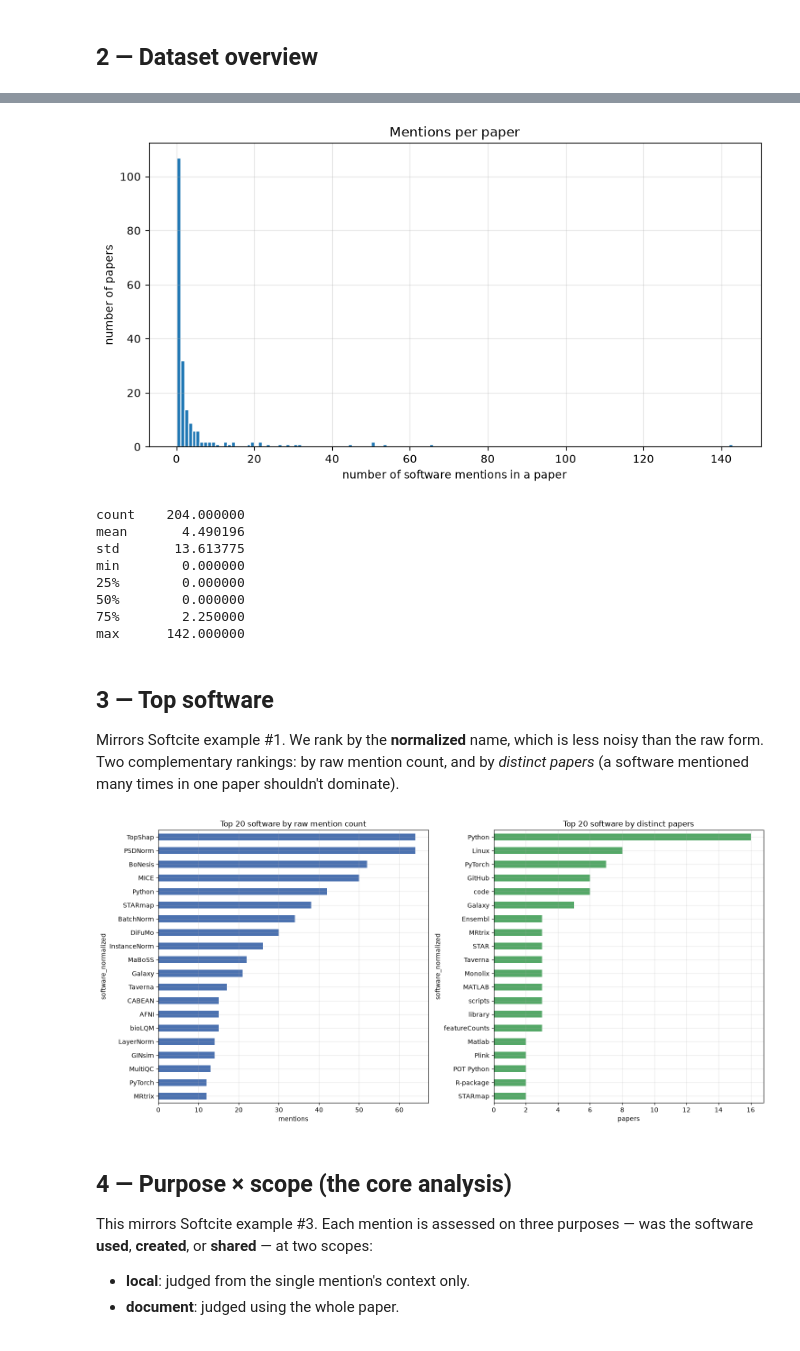
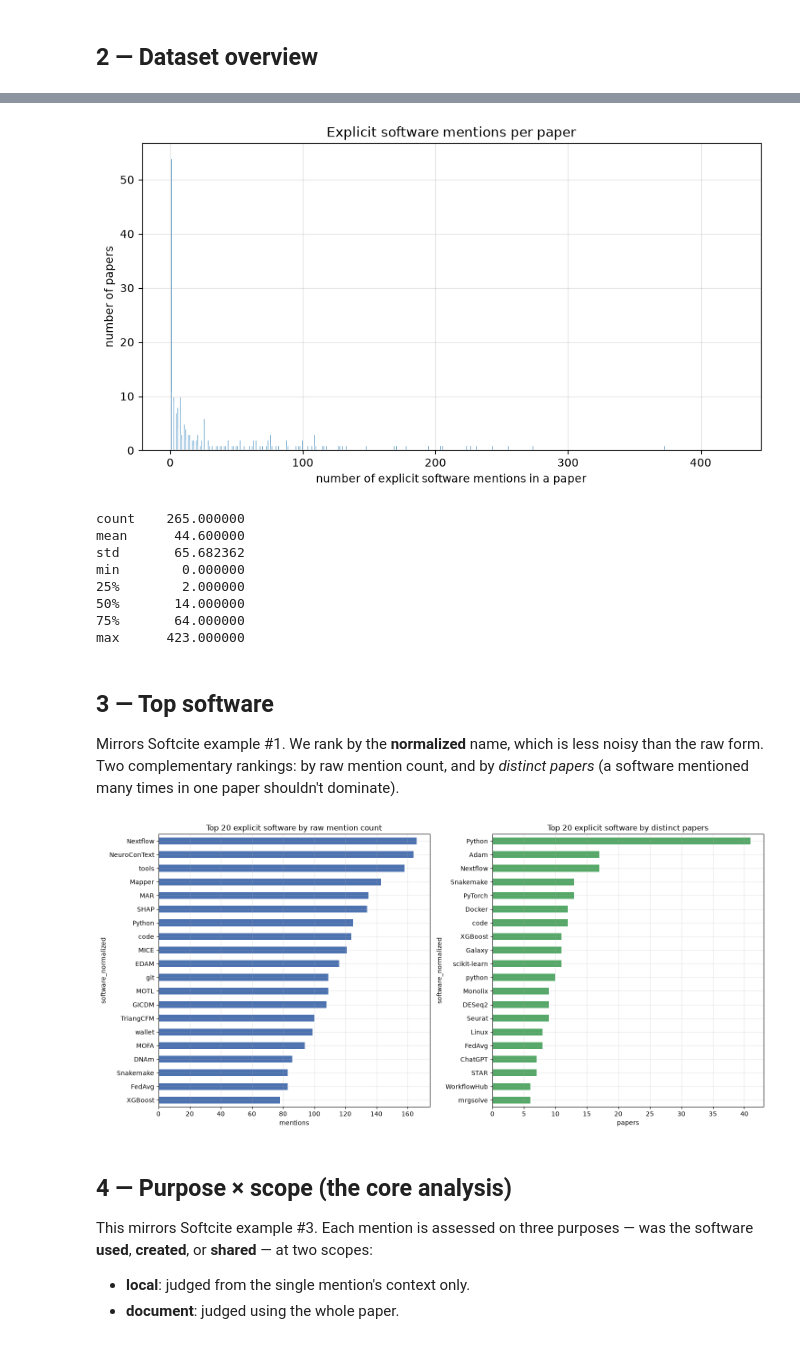
Before and after one commit to HackathonSanteNumerique/hackaton-sante-numerique-2026, a Jupyter notebook: notebooks/softcite_analysis.ipynb, the cells around one changed output, grey strips where cells are left out. Cells and saved outputs as stored; diff of their text form; code cells hidden in the pictures.

Commit message:
Softcite notebook: read *.software.json, figures on explicit software, new section on implicit mentions (by mentions and documents, by mention and document scope)

```diff
--- a/notebooks/softcite_analysis.ipynb
+++ b/notebooks/softcite_analysis.ipynb
@@ -79,8 +80,8 @@ We map it to:
 - **mentions** — one row per mention.
 - **purpose_assessments** — exactly **6 rows per mention**: scope `{local, document}` × purpose `{used, created, shared}`.
 # %%
-files = sorted(DATA_DIR.glob("*.tei.software.json"))
-print(f"Found {len(files)} TEI files")
+files = sorted(DATA_DIR.glob("*.software.json"))
+print(f"Found {len(files)} Softcite files")
 
 records = []
 for f in files:
@@ -98,7 +99,7 @@ def field(mention, key):
 # --- papers table ---------------------------------------------------------
 paper_rows = []
 for f, d in records:
-    paper_id = d.get("id") or f.name.replace(".tei.software.json", "")
+    paper_id = d.get("id") or f.name.replace(".software.json", "")
     biblio = d.get("biblio") or {}
     mentions = d.get("mentions", [])
     paper_rows.append({
@@ -181,7 +182,7 @@ pd.DataFrame(melt_purposes(first_mention, "DEMO", 0))
 mention_rows = []
 purpose_rows = []
 for f, d in records:
-    paper_id = d.get("id") or f.name.replace(".tei.software.json", "")
+    paper_id = d.get("id") or f.name.replace(".software.json", "")
     for i, m in enumerate(d.get("mentions", [])):
         name = m.get("software-name") or {}
         lang = m.get("language") or {}
@@ -194,6 +195,7 @@ for f, d in records:
             "mention_index": i,
             "software_raw": name.get("rawForm"),
             "software_normalized": name.get("normalizedForm"),
+            "software_type": m.get("software-type"),
             "version_raw": v_raw,
             "version_normalized": v_norm,
             "publisher_raw": p_raw,
@@ -237,0 +249,20 @@ All invariants hold ✅
+# %%
+all_mentions, all_purpose_assessments = mentions, purpose_assessments
+is_implicit = all_mentions["software_type"].eq("implicit")
+
+implicit_mentions = all_mentions[is_implicit]
+implicit_purposes = all_purpose_assessments[
+    all_purpose_assessments["software_mention_id"].isin(implicit_mentions["software_mention_id"])]
+
+# The analyses of sections 2–6 use the explicit mentions only.
+mentions = all_mentions[~is_implicit]
+purpose_assessments = all_purpose_assessments[
+    all_purpose_assessments["software_mention_id"].isin(mentions["software_mention_id"])]
+
+papers["n_mentions"] = papers["paper_id"].map(mentions.groupby("paper_id").size()).fillna(0).astype(int)
+papers["has_mentions"] = papers["n_mentions"] > 0
+papers["n_implicit"] = papers["paper_id"].map(implicit_mentions.groupby("paper_id").size()).fillna(0).astype(int)
+
+print(all_mentions["software_type"].value_counts().to_string())
+print(f"\nexplicit: {len(mentions)} mentions in {int(papers['has_mentions'].sum())} papers")
+print(f"implicit: {len(implicit_mentions)} mentions in {int((papers['n_implicit'] > 0).sum())} papers")
@@ -264,22 +308,22 @@ Share of papers with at least one software mention: 47.5%
 # Distribution of mentions per paper
 ax = papers["n_mentions"].plot(kind="hist", bins=range(0, papers["n_mentions"].max() + 2),
                                edgecolor="white")
-ax.set_title("Mentions per paper")
-ax.set_xlabel("number of software mentions in a paper")
+ax.set_title("Explicit software mentions per paper")
+ax.set_xlabel("number of explicit software mentions in a paper")
 ax.set_ylabel("number of papers")
 plt.show()
 
 print(papers["n_mentions"].describe().to_string())
 # %% [output]
-[figure, old version]
+[figure, new version]
-count    204.000000
-mean       4.490196
-std       13.613775
+count    265.000000
+mean      44.600000
+std       65.682362
 min        0.000000
-25%        0.000000
-50%        0.000000
-75%        2.250000
-max      142.000000
+25%        2.000000
+50%       14.000000
+75%       64.000000
+max      423.000000
 # %% [markdown]
 ## 3 — Top software
 
@@ -287,22 +331,22 @@ Mirrors Softcite example #1. We rank by the **normalized** name, which is less n
 # %%
 TOP_N = 20
 
 by_mentions = mentions["software_normalized"].value_counts().head(TOP_N)
 by_papers = (mentions.dropna(subset=["software_normalized"])
              .groupby("software_normalized")["paper_id"].nunique()
              .sort_values(ascending=False).head(TOP_N))
 
 fig, axes = plt.subplots(1, 2, figsize=(15, 7))
 by_mentions[::-1].plot(kind="barh", ax=axes[0], color="#4C72B0")
-axes[0].set_title(f"Top {TOP_N} software by raw mention count")
+axes[0].set_title(f"Top {TOP_N} explicit software by raw mention count")
 axes[0].set_xlabel("mentions")
 by_papers[::-1].plot(kind="barh", ax=axes[1], color="#55A868")
-axes[1].set_title(f"Top {TOP_N} software by distinct papers")
+axes[1].set_title(f"Top {TOP_N} explicit software by distinct papers")
 axes[1].set_xlabel("papers")
 plt.tight_layout()
 plt.show()
 # %% [output]
-[figure, old version]
+[figure, new version]
 # %% [markdown]
 ## 4 — Purpose × scope (the core analysis)
 
```
Also changed, not shown: parts of 21 cells of this notebook.
